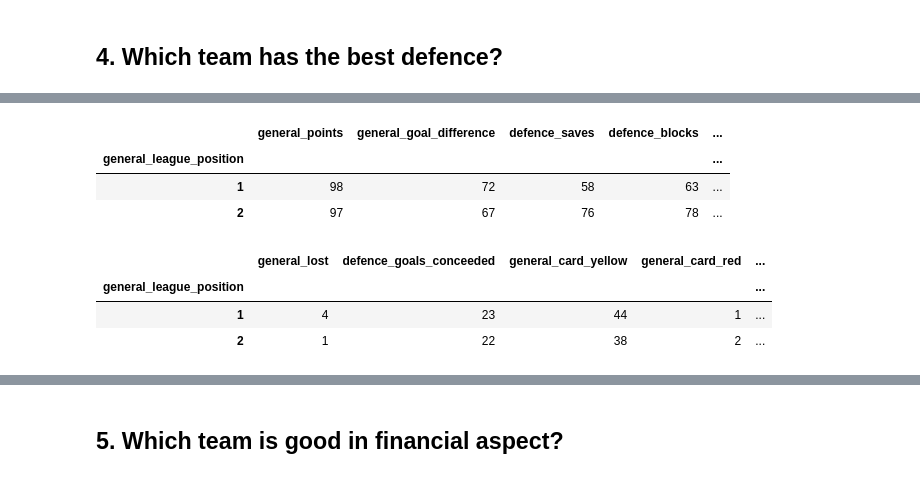
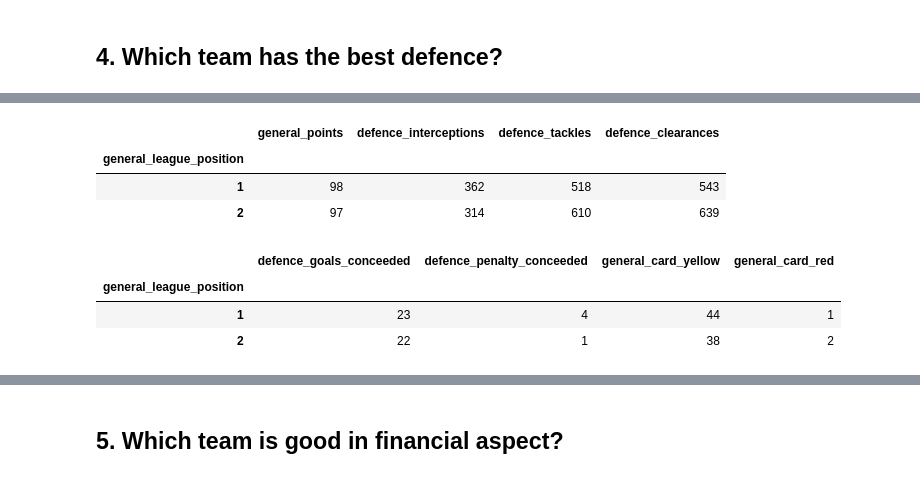
Before and after one commit to hadibudhy/fellowhip, a Jupyter notebook: Nur_Hadi_Budhy_Practical_Case_EDA.ipynb, the cells around one changed output, grey strips where cells are left out. Cells and saved outputs as stored; diff of their text form; code cells hidden in the pictures.

```diff
--- a/Nur_Hadi_Budhy_Practical_Case_EDA.ipynb
+++ b/Nur_Hadi_Budhy_Practical_Case_EDA.ipynb
@@ -306,23 +302,23 @@ Displaying positive correlations. Specify a positive "threshold" to limit the re
 # %%
 # Create team defence scoring dataframe
-df_def1 = df[['general_league_position', 'general_points', 'general_goal_difference', 'defence_saves', 'defence_blocks', 'defence_interceptions', 'defence_tackles', 'defence_clearances']].set_index('general_league_position')
-df_def2 = df[['general_league_position', 'general_lost', 'defence_goals_conceeded', 'general_card_yellow', 'general_card_red', 'defence_penalty_conceeded']].set_index('general_league_position')
+df_def1 = df[['general_league_position', 'general_points', 'defence_interceptions', 'defence_tackles', 'defence_clearances']].set_index('general_league_position')
+df_def2 = df[['general_league_position', 'defence_goals_conceeded', 'defence_penalty_conceeded', 'general_card_yellow', 'general_card_red']].set_index('general_league_position')
 
 # Check dataframe
 df_def1.head(2)
 # %% [output]
-|  | general_points | general_goal_difference | defence_saves | defence_blocks | ... |
-| general_league_position |  |  |  |  | ... |
-| 1 | 98 | 72 | 58 | 63 | ... |
-| 2 | 97 | 67 | 76 | 78 | ... |
+|  | general_points | defence_interceptions | defence_tackles | defence_clearances |
+| general_league_position |  |  |  |  |
+| 1 | 98 | 362 | 518 | 543 |
+| 2 | 97 | 314 | 610 | 639 |
 # %%
 #Check dataframe
 df_def2.head(2)
 # %% [output]
-|  | general_lost | defence_goals_conceeded | general_card_yellow | general_card_red | ... |
-| general_league_position |  |  |  |  | ... |
-| 1 | 4 | 23 | 44 | 1 | ... |
-| 2 | 1 | 22 | 38 | 2 | ... |
+|  | defence_goals_conceeded | defence_penalty_conceeded | general_card_yellow | general_card_red |
+| general_league_position |  |  |  |  |
+| 1 | 23 | 4 | 44 | 1 |
+| 2 | 22 | 1 | 38 | 2 |
 # %%
 # Transform the data
 scaler.fit(df_def1)
```
Also changed, not shown: parts of 33 cells of this notebook.
